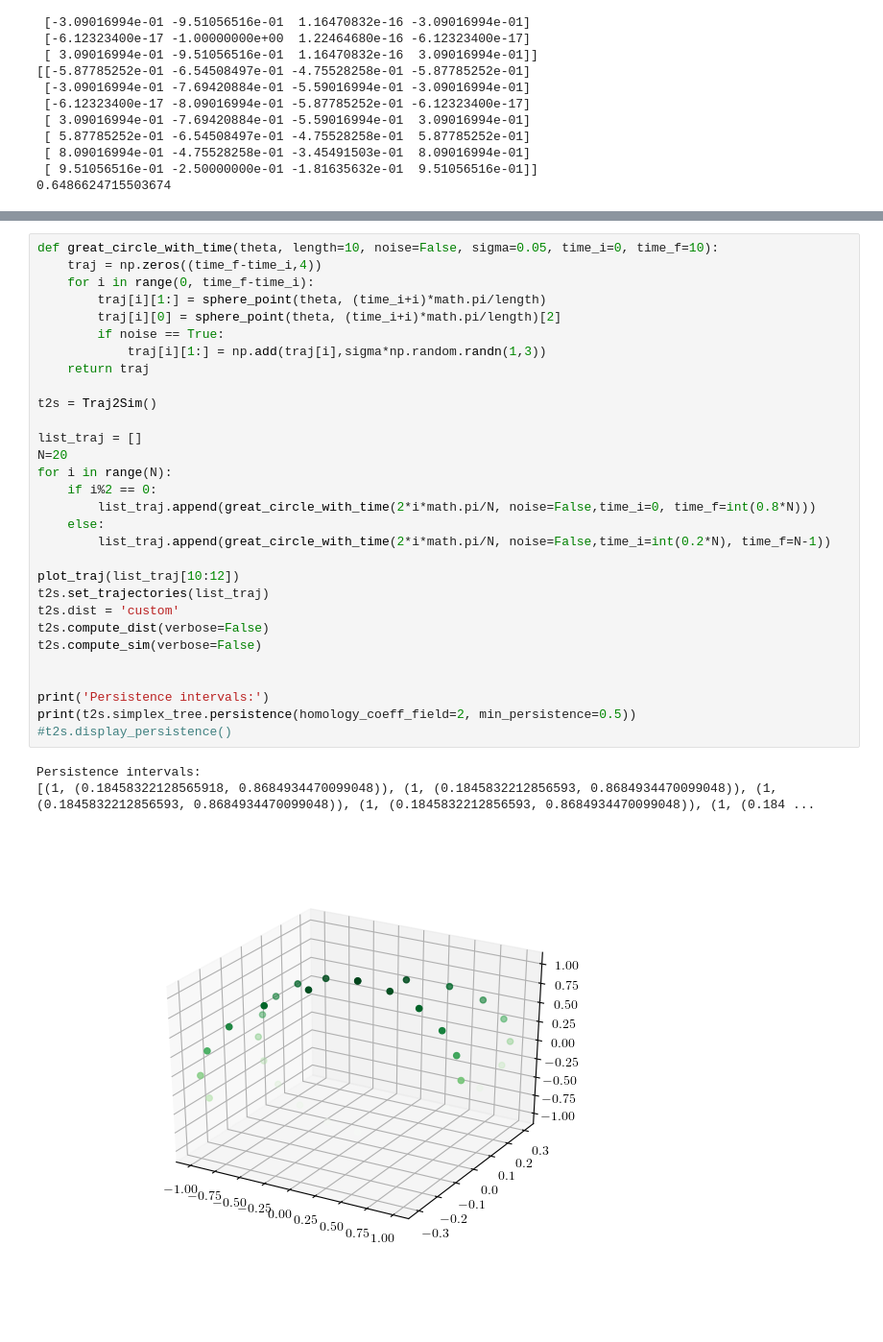
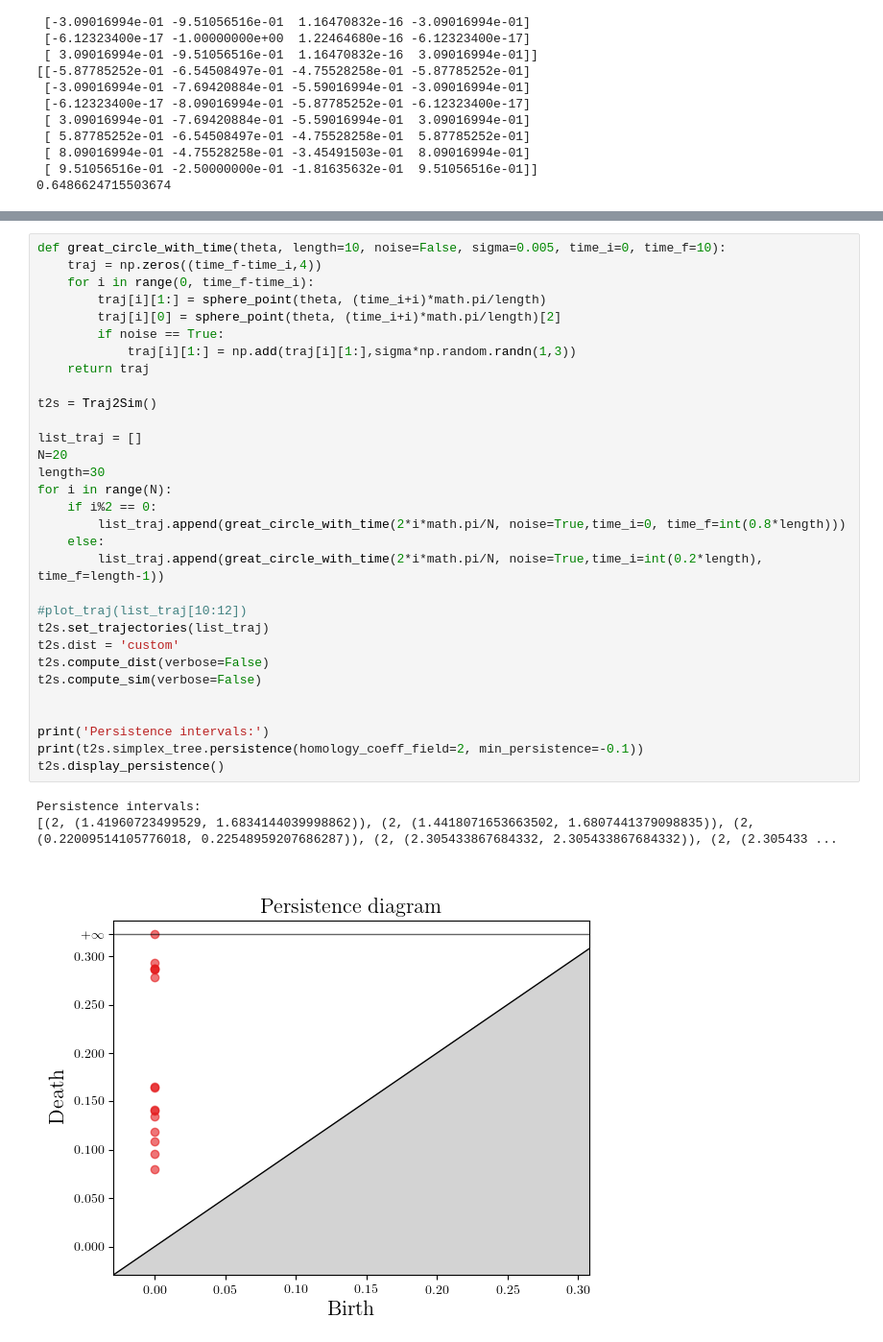
Before and after one commit to Mishalassif/Traj2Phase, a Jupyter notebook: examples/sphere_test.ipynb, the cells around one changed output, grey strips where cells are left out. Shown at 96% size. Cells and saved outputs as stored; diff of their text form.

```diff
--- a/examples/sphere_test.ipynb
+++ b/examples/sphere_test.ipynb
@@ -115,34 +115,35 @@ Persistence intervals:
 # %%
-def great_circle_with_time(theta, length=10, noise=False, sigma=0.05, time_i=0, time_f=10):
+def great_circle_with_time(theta, length=10, noise=False, sigma=0.005, time_i=0, time_f=10):
     traj = np.zeros((time_f-time_i,4))
     for i in range(0, time_f-time_i):
         traj[i][1:] = sphere_point(theta, (time_i+i)*math.pi/length)
         traj[i][0] = sphere_point(theta, (time_i+i)*math.pi/length)[2]
         if noise == True:
-            traj[i][1:] = np.add(traj[i],sigma*np.random.randn(1,3))
+            traj[i][1:] = np.add(traj[i][1:],sigma*np.random.randn(1,3))
     return traj
 
 t2s = Traj2Sim()
 
 list_traj = []
 N=20
+length=30
 for i in range(N):
     if i%2 == 0:
-        list_traj.append(great_circle_with_time(2*i*math.pi/N, noise=False,time_i=0, time_f=int(0.8*N)))
+        list_traj.append(great_circle_with_time(2*i*math.pi/N, noise=True,time_i=0, time_f=int(0.8*length)))
     else:
-        list_traj.append(great_circle_with_time(2*i*math.pi/N, noise=False,time_i=int(0.2*N), time_f=N-1))
+        list_traj.append(great_circle_with_time(2*i*math.pi/N, noise=True,time_i=int(0.2*length), time_f=length-1))
 
-plot_traj(list_traj[10:12])
+#plot_traj(list_traj[10:12])
 t2s.set_trajectories(list_traj)
 t2s.dist = 'custom'
 t2s.compute_dist(verbose=False)
 t2s.compute_sim(verbose=False)
 
 
 print('Persistence intervals:')
-print(t2s.simplex_tree.persistence(homology_coeff_field=2, min_persistence=0.5))
-#t2s.display_persistence()
+print(t2s.simplex_tree.persistence(homology_coeff_field=2, min_persistence=-0.1))
+t2s.display_persistence()
 # %% [output]
 Persistence intervals:
-[(1, (0.18458322128565918, 0.8684934470099048)), (1, (0.1845832212856593, 0.8684934470099048)), (1, (0.1845832212856593, 0.8684934470099048)), (1, (0.1845832212856593, 0.8684934470099048)), (1, (0.184 ...
+[(2, (1.41960723499529, 1.6834144039998862)), (2, (1.4418071653663502, 1.6807441379098835)), (2, (0.22009514105776018, 0.22548959207686287)), (2, (2.305433867684332, 2.305433867684332)), (2, (2.305433 ...
-[figure, old version]
+[figure, new version]
```
Also changed, not shown: parts of 4 cells of this notebook, 2 other files.
